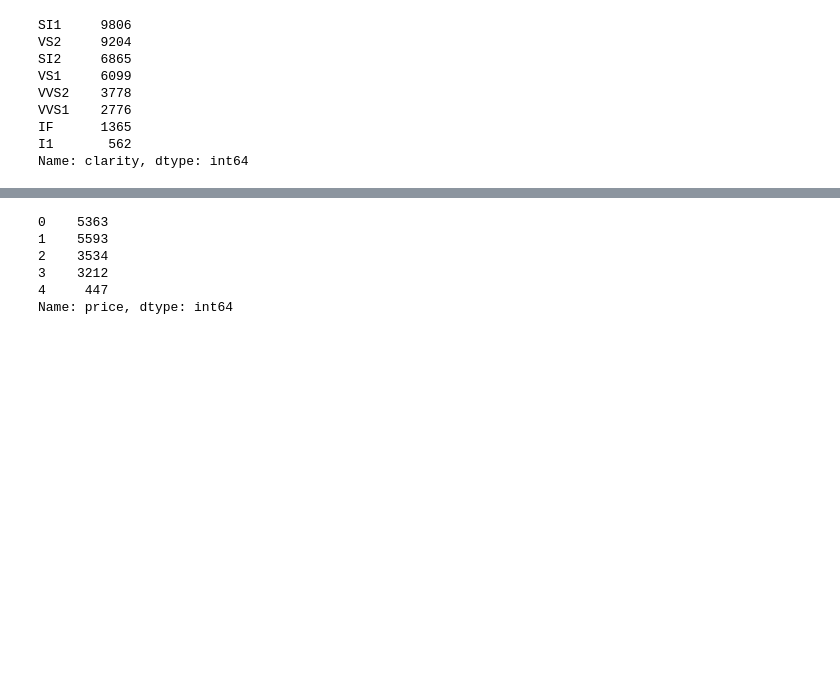
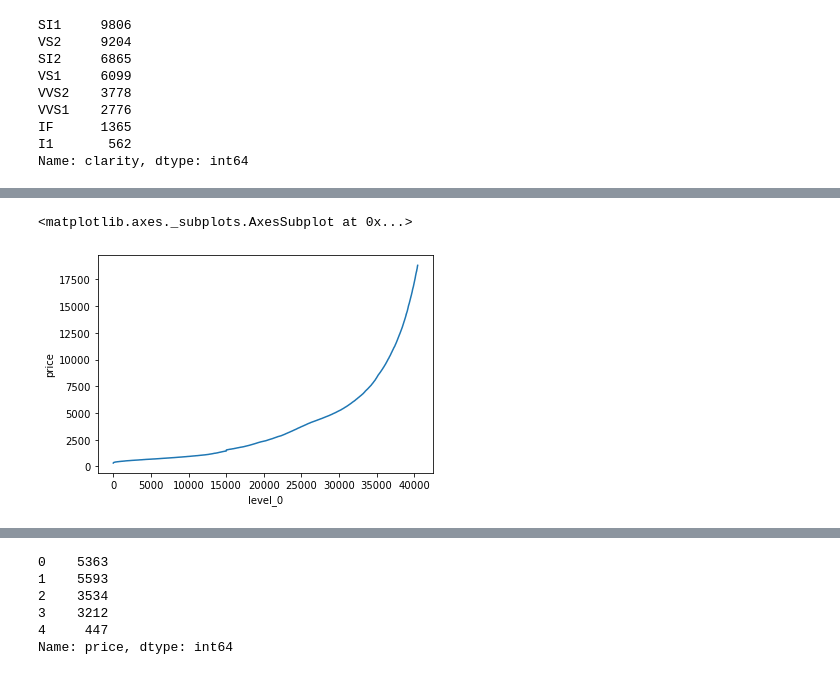
Before and after one commit to silviaherf/diamonds-kaggle-competition, a Jupyter notebook: src/data_cleaning.ipynb, the cells around one changed output, grey strips where cells are left out. Drawn from its saved outputs; the diff is of its cells as text; code cells hidden in the pictures; blank space fills up the shorter version.

```diff
--- a/src/data_cleaning.ipynb
+++ b/src/data_cleaning.ipynb
@@ -58,3 +65,5 @@ y          0
 z          0
 price      0
 dtype: int64
+# %%
+data=data.drop_duplicates()
@@ -92,0 +118,4 @@ Name: clarity, dtype: int64
+# %%
+dataplot=data.sort_values(by='price',ascending=True).reset_index()
+# %%
+dataplot=dataplot.reset_index()
@@ -92,0 +124,5 @@ Name: clarity, dtype: int64
+# %%
+sns.lineplot(dataplot['level_0'],dataplot['price'])
+# %% [output]
+<matplotlib.axes._subplots.AxesSubplot at 0x...>
+[figure, added]
```
Also changed, not shown: parts of 21 cells of this notebook.
